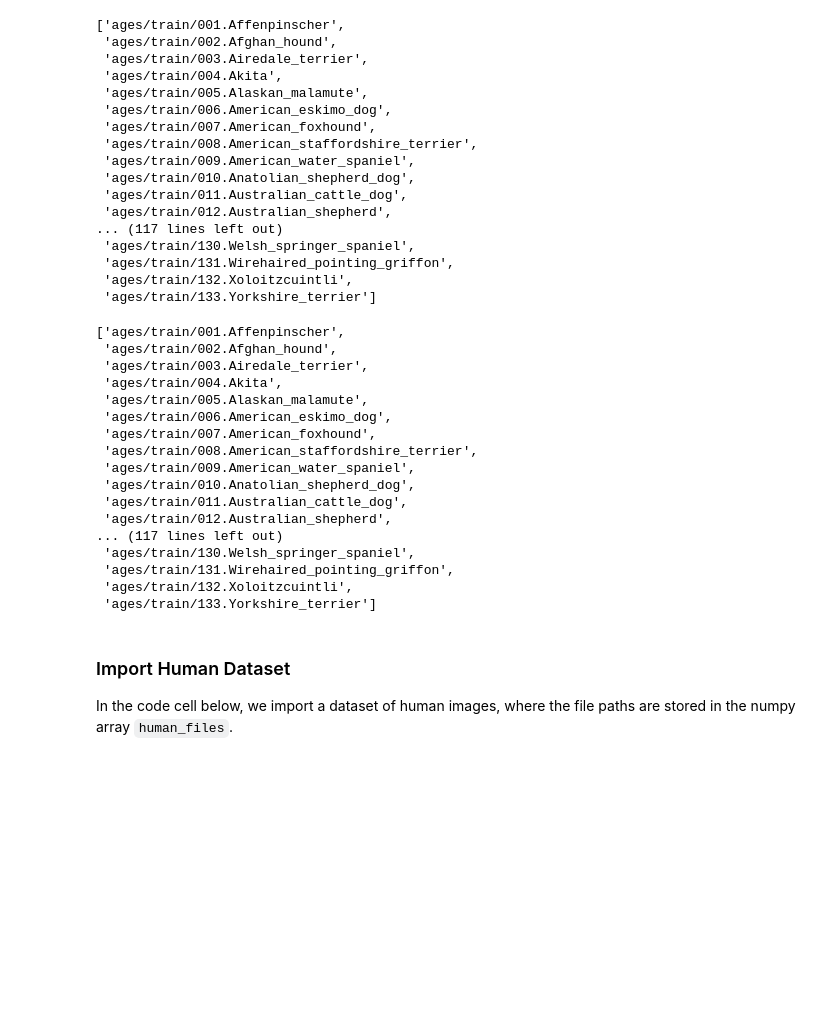
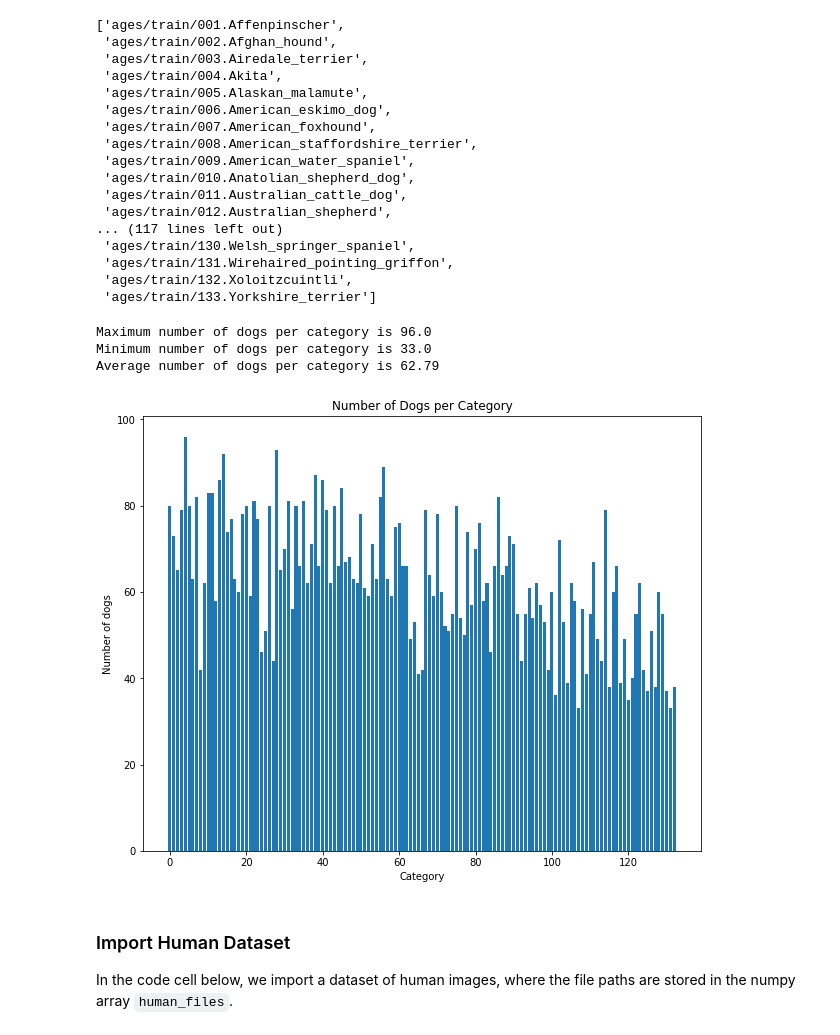
Before and after one commit to agpt8/identify-dogs, a Jupyter notebook: dog_app.ipynb, the cells around one changed output. Cells and saved outputs as stored; diff of their text form; code cells hidden in the pictures; blank space fills up the shorter version.

```diff
--- a/dog_app.ipynb
+++ b/dog_app.ipynb
@@ -141,23 +132,28 @@ new_dog_names = list(chain.from_iterable(new_dog_names))
-# %%
-new_dog_names
-# %% [output]
-['ages/train/001.Affenpinscher',
- 'ages/train/002.Afghan_hound',
- 'ages/train/003.Airedale_terrier',
- 'ages/train/004.Akita',
- 'ages/train/005.Alaskan_malamute',
- 'ages/train/006.American_eskimo_dog',
- 'ages/train/007.American_foxhound',
- 'ages/train/008.American_staffordshire_terrier',
- 'ages/train/009.American_water_spaniel',
- 'ages/train/010.Anatolian_shepherd_dog',
- 'ages/train/011.Australian_cattle_dog',
- 'ages/train/012.Australian_shepherd',
-... (117 lines left out)
- 'ages/train/130.Welsh_springer_spaniel',
- 'ages/train/131.Wirehaired_pointing_griffon',
- 'ages/train/132.Xoloitzcuintli',
- 'ages/train/133.Yorkshire_terrier']
+# %%
+# Concatenate training, testing, and validation datasets
+targets = np.concatenate((test_targets, train_targets, valid_targets), axis=0)
+# Number of dogs per category
+num_per_breed = targets.sum(axis=0)
+# %%
+print(f'Maximum number of dogs per category is {num_per_breed.max()}' )
+print(f'Minimum number of dogs per category is {num_per_breed.min()}' )
+print(f'Average number of dogs per category is {num_per_breed.mean():.2f}' )
+# %% [output]
+Maximum number of dogs per category is 96.0
+Minimum number of dogs per category is 33.0
+Average number of dogs per category is 62.79
+# %%
+# Plot the number of dogs per category
+import matplotlib.pyplot as plt
+%matplotlib inline
+
+plt.figure(figsize=[10,8])
+plt.bar(x=range(0,133), height=targets.sum(axis=0))
+plt.xlabel('Category')
+plt.ylabel('Number of dogs')
+plt.title('Number of Dogs per Category');
+# %% [output]
+[figure, added]
 # %% [markdown]
 ### Import Human Dataset
 
```
Also changed, not shown: parts of 37 cells of this notebook.
